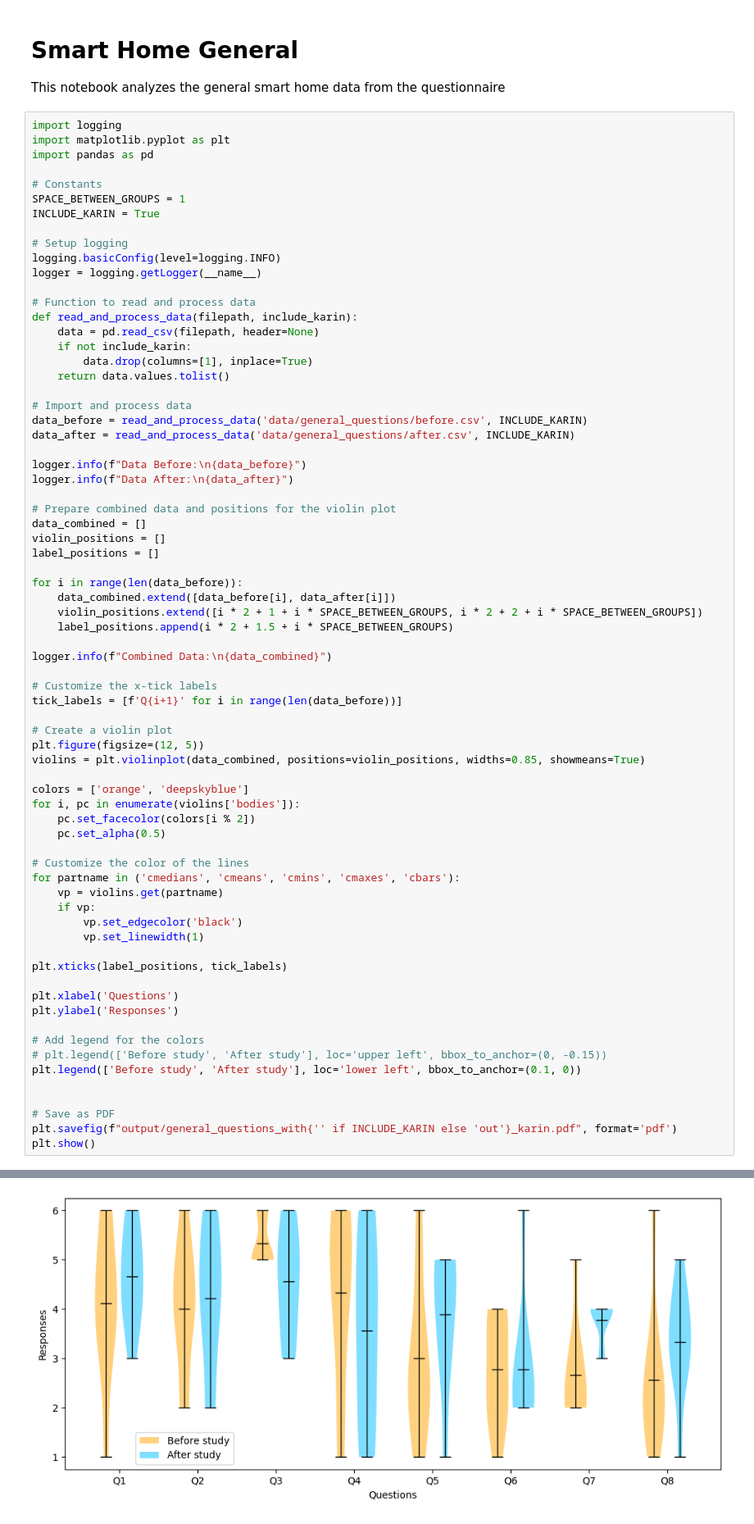
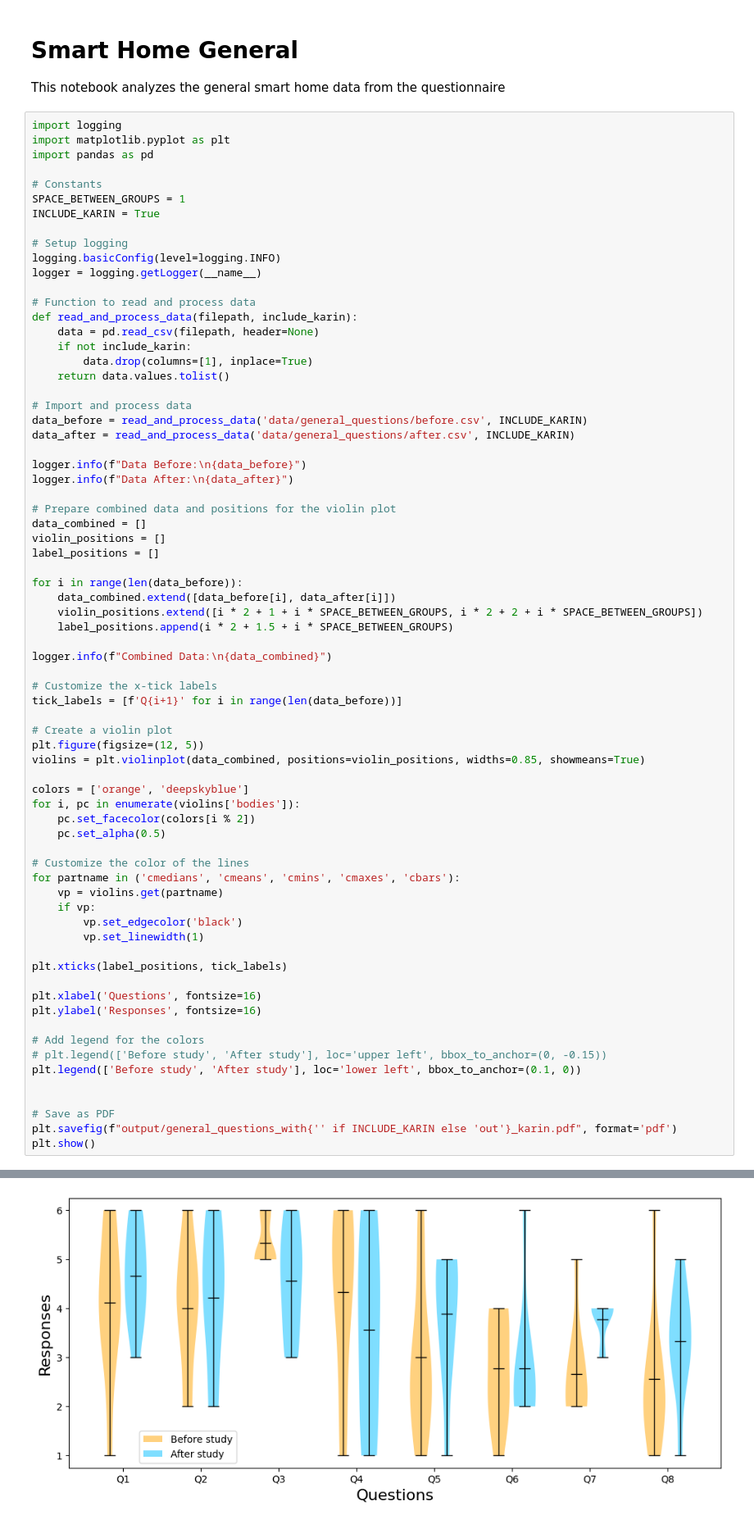
Before and after one commit to DavidMueller1/master-thesis-jupyter-plots, a Jupyter notebook: smartHome_general.ipynb, the cells around one changed output, grey strips where cells are left out. Shown: that part at 82% size. Saved outputs shown, nothing was run; the diff lists cells and outputs as text.

Commit message:
Increase label size on violin plots

```diff
--- a/smartHome_general.ipynb
+++ b/smartHome_general.ipynb
@@ -50,36 +50,36 @@ violins = plt.violinplot(data_combined, positions=violin_positions, widths=0.85,
 colors = ['orange', 'deepskyblue']
 for i, pc in enumerate(violins['bodies']):
     pc.set_facecolor(colors[i % 2])
     pc.set_alpha(0.5)
 
 # Customize the color of the lines
 for partname in ('cmedians', 'cmeans', 'cmins', 'cmaxes', 'cbars'):
     vp = violins.get(partname)
     if vp:
         vp.set_edgecolor('black')
         vp.set_linewidth(1)
 
 plt.xticks(label_positions, tick_labels)
 
-plt.xlabel('Questions')
-plt.ylabel('Responses')
+plt.xlabel('Questions', fontsize=16)
+plt.ylabel('Responses', fontsize=16)
 
 # Add legend for the colors
 # plt.legend(['Before study', 'After study'], loc='upper left', bbox_to_anchor=(0, -0.15))
 plt.legend(['Before study', 'After study'], loc='lower left', bbox_to_anchor=(0.1, 0))
 
 
 # Save as PDF
 plt.savefig(f"output/general_questions_with{'' if INCLUDE_KARIN else 'out'}_karin.pdf", format='pdf')
 plt.show()
 # %% [output]
 INFO:__main__:Data Before:
 [[5, 1, 3, 4, 6, 4, 4, 6, 4], [5, 6, 4, 4, 2, 4, 2, 5, 4], [6, 5, 5, 5, 6, 5, 6, 5, 5], [4, 6, 5, 4, 1, 6, 2, 5, 6], [2, 5, 3, 2, 1, 3, 2, 6, 3], [4, 4, 2, 3, 2, 3, 1, 2, 4], [3, 3, 2, 3, 2, 2, 2, 5,  ...
 INFO:__main__:Data After:
 [[5, 3, 4, 4, 6, 5, 4, 6, 5], [6, 6, 4, 4, 2, 5, 2, 4, 5], [5, 4, 3, 5, 6, 4, 6, 5, 3], [6, 6, 2, 4, 1, 5, 1, 4, 3], [4, 5, 3, 5, 1, 4, 3, 5, 5], [2, 6, 2, 3, 2, 3, 2, 2, 3], [4, 3, 4, 4, 3, 4, 4, 4,  ...
 INFO:__main__:Combined Data:
 [[5, 1, 3, 4, 6, 4, 4, 6, 4], [5, 3, 4, 4, 6, 5, 4, 6, 5], [5, 6, 4, 4, 2, 4, 2, 5, 4], [6, 6, 4, 4, 2, 5, 2, 4, 5], [6, 5, 5, 5, 6, 5, 6, 5, 5], [5, 4, 3, 5, 6, 4, 6, 5, 3], [4, 6, 5, 4, 1, 6, 2, 5,  ...
-[figure, old version]
+[figure, new version]
 # %%
 from scipy.stats import ttest_rel
 import pandas as pd
```
